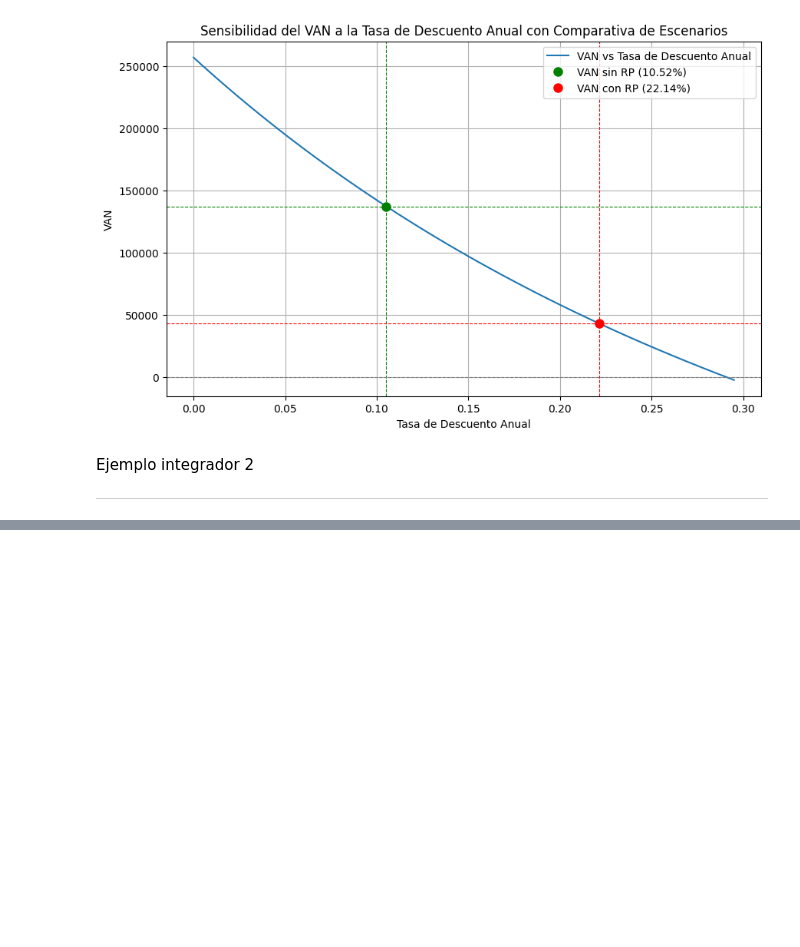
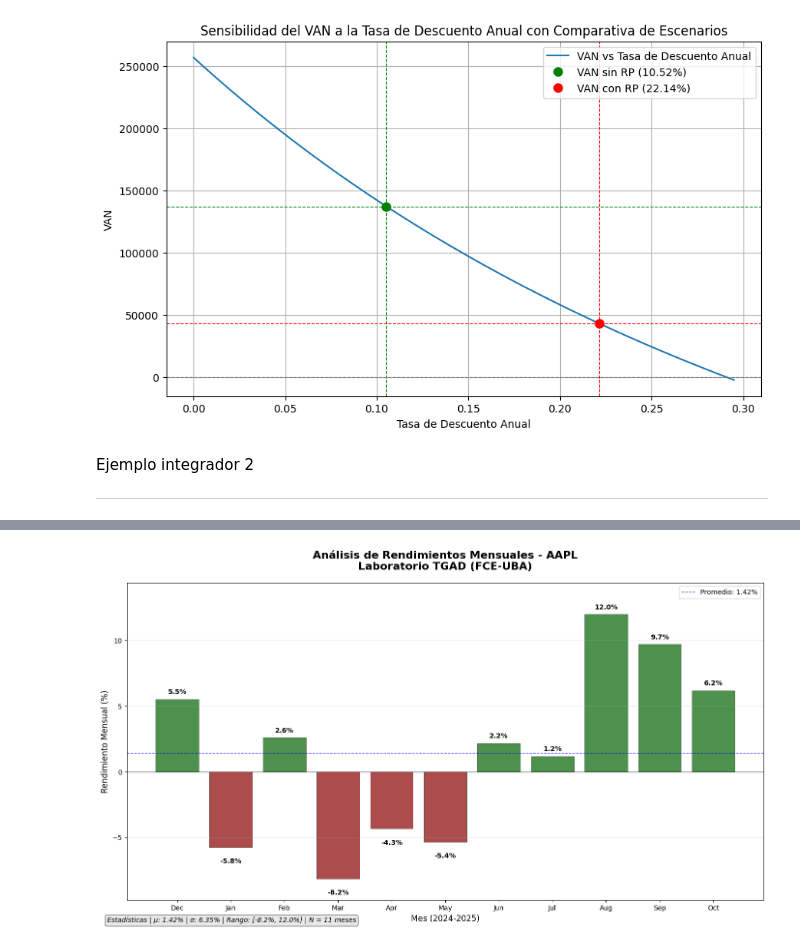
Before and after one commit to alexballera/laboratorio-tgad-fce, a Jupyter notebook: sesiones/integradoras/Integradora_2_2.ipynb, the cells around one changed output, grey strips where cells are left out. Drawn from its saved outputs; the diff is of its cells as text; code cells hidden in the pictures; blank space fills up the shorter version.

```diff
--- a/sesiones/integradoras/Integradora_2_2.ipynb
+++ b/sesiones/integradoras/Integradora_2_2.ipynb
@@ -392,0 +344,99 @@ plt.show()
+# %%
+import yfinance as yf
+import matplotlib.pyplot as plt
+import pandas as pd
+import numpy as np
+import warnings
+
+# Suprimir warnings de yfinance para output más limpio
+warnings.filterwarnings('ignore', category=FutureWarning)
+
+print("=== ANÁLISIS DE RENDIMIENTOS MENSUALES - APPLE INC. ===")
+print("Laboratorio TGAD (FCE-UBA)")
+print()
+
+# Descargar datos de Apple con parámetros explícitos
+print("Descargando datos de AAPL...")
+data = yf.download("AAPL",
+                   start="2024-11-01",
+                   end="2025-11-01",
+                   auto_adjust=True,  # Explícitamente True para eliminar warning
+                   progress=False)    # Sin barra de progreso para output más limpio
+
+print(f"✅ Datos descargados: {len(data)} observaciones")
+print(f"Período: {data.index.min().date()} a {data.index.max().date()}")
+print()
+
+# Procesar datos para análisis mensual
+monthly = data['Close'].resample('ME').last()  # Precios de cierre mensuales
+monthly_pct = monthly.pct_change().dropna() * 100  # Rendimientos porcentuales
+
+# Convertir a formato adecuado para gráfico
+months = monthly_pct.index.strftime('%b').tolist()  # Etiquetas de meses
+returns = monthly_pct.to_numpy().flatten()  # Valores de rendimiento
+
+# Estadísticas descriptivas
+rendimiento_promedio = np.mean(returns)
+volatilidad = np.std(returns)
+mejor_mes = months[np.argmax(returns)]
+peor_mes = months[np.argmin(returns)]
+
+print("📊 ESTADÍSTICAS DEL ANÁLISIS:")
+print(f"• Rendimiento promedio mensual: {rendimiento_promedio:.2f}%")
+print(f"• Volatilidad (σ): {volatilidad:.2f}%")
+print(f"• Mejor mes: {mejor_mes} ({np.max(returns):.2f}%)")
+print(f"• Peor mes: {peor_mes} ({np.min(returns):.2f}%)")
+print()
+
+# Gráfico mejorado con contexto académico
+plt.figure(figsize=(14, 8))
+
+# Dibujar barras con colores condicionales
+for i, (month, ret) in enumerate(zip(months, returns)):
+    color = 'darkgreen' if ret > 0 else 'darkred'
+    alpha = 0.7
+    plt.bar(i, ret, color=color, alpha=alpha, edgecolor='black', linewidth=0.5)
+
+# Configurar ejes y títulos
+plt.xticks(range(len(months)), months)
+plt.title('Análisis de Rendimientos Mensuales - AAPL\nLaboratorio TGAD (FCE-UBA)',
+          fontsize=16, fontweight='bold', pad=20)
+plt.ylabel('Rendimiento Mensual (%)', fontsize=12)
+plt.xlabel('Mes (2024-2025)', fontsize=12)
+
+# Añadir valores sobre las barras
+for i, (month, ret) in enumerate(zip(months, returns)):
+    plt.text(i,
+             ret + (0.3 if ret > 0 else -0.8),
+             f'{ret:.1f}%',
+             ha='center',
+             va='bottom' if ret > 0 else 'top',
+             fontsize=10,
+             fontweight='bold',
+             color='black')
+
+# Líneas de referencia y formato académico
+plt.axhline(0, color='black', linewidth=1, linestyle='-', alpha=0.5)
+plt.axhline(rendimiento_promedio, color='blue', linewidth=1, linestyle='--',
+            alpha=0.7, label=f'Promedio: {rendimiento_promedio:.2f}%')
+plt.grid(axis='y', alpha=0.3)
+plt.legend()
+
+# Información estadística en el gráfico
+plt.figtext(0.02, 0.02,
+           f'Estadísticas | μ: {rendimiento_promedio:.2f}% | σ: {volatilidad:.2f}% | '
+           f'Rango: [{np.min(returns):.1f}%, {np.max(returns):.1f}%] | N = {len(returns)} meses',
+           fontsize=10, style='italic',
+           bbox=dict(boxstyle="round,pad=0.3", facecolor="lightgray", alpha=0.5))
+
+plt.ylim(min(returns) * 1.2, max(returns) * 1.2)
+plt.tight_layout()
+plt.show()
+
+print("=== INTERPRETACIÓN ECONÓMICA ===")
+print("✅ Rendimientos positivos (verde): Períodos de ganancia de capital")
+print("📉 Rendimientos negativos (rojo): Períodos de pérdida de capital")
+print("📊 Volatilidad indica el nivel de riesgo de la inversión")
+print("💼 Aplicación: Base para decisiones de diversificación de portafolios")
+print(f"🎯 Evaluación: AAPL muestra {'alta' if volatilidad > 8 else 'moderada' if volatilidad > 4 else 'baja'} volatilidad mensual")
+# %% [output]
@@ -392,0 +455 @@ plt.show()
+[figure, added]
```
Also changed, not shown: parts of 9 cells of this notebook, 1 other file.
